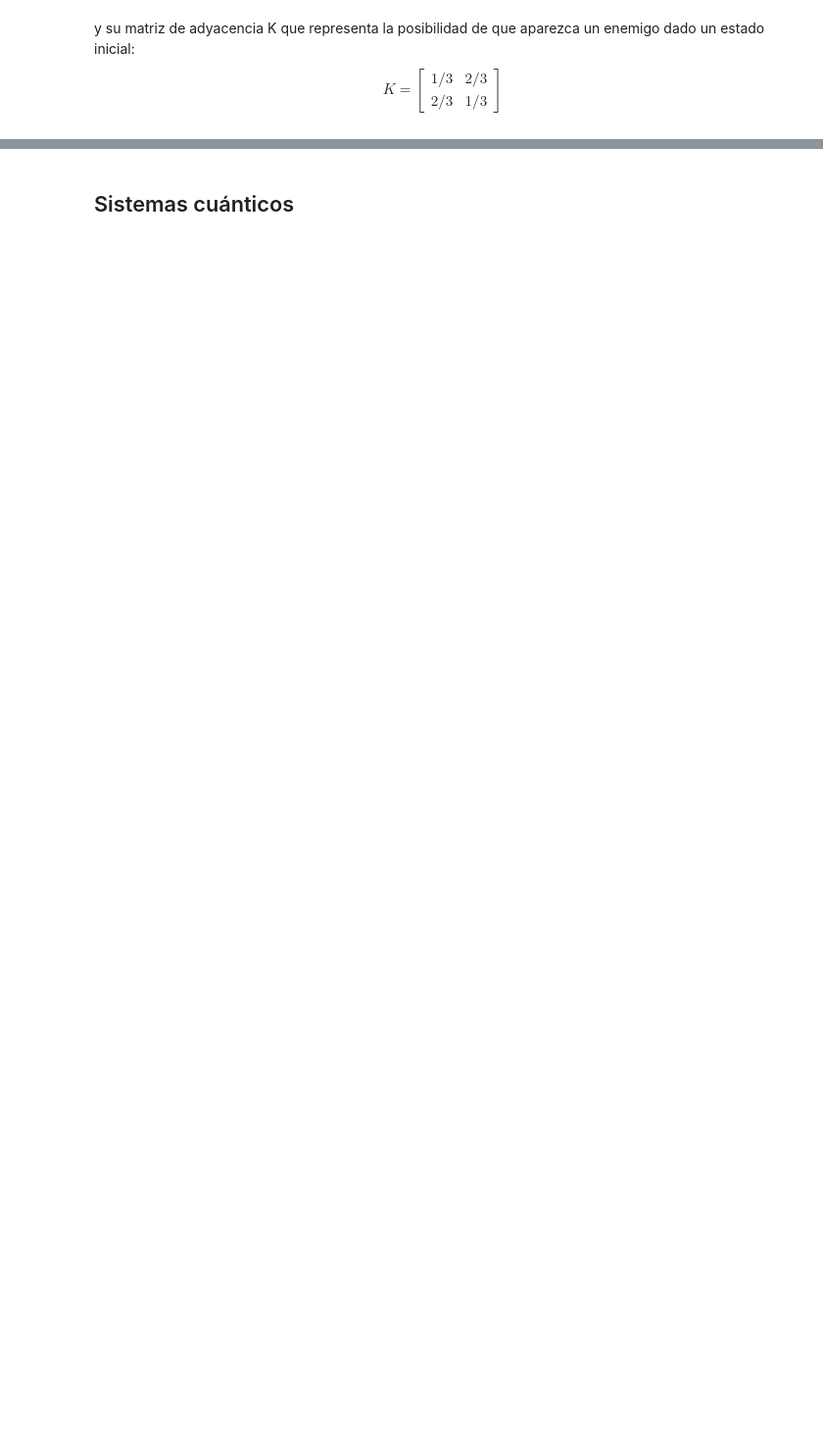
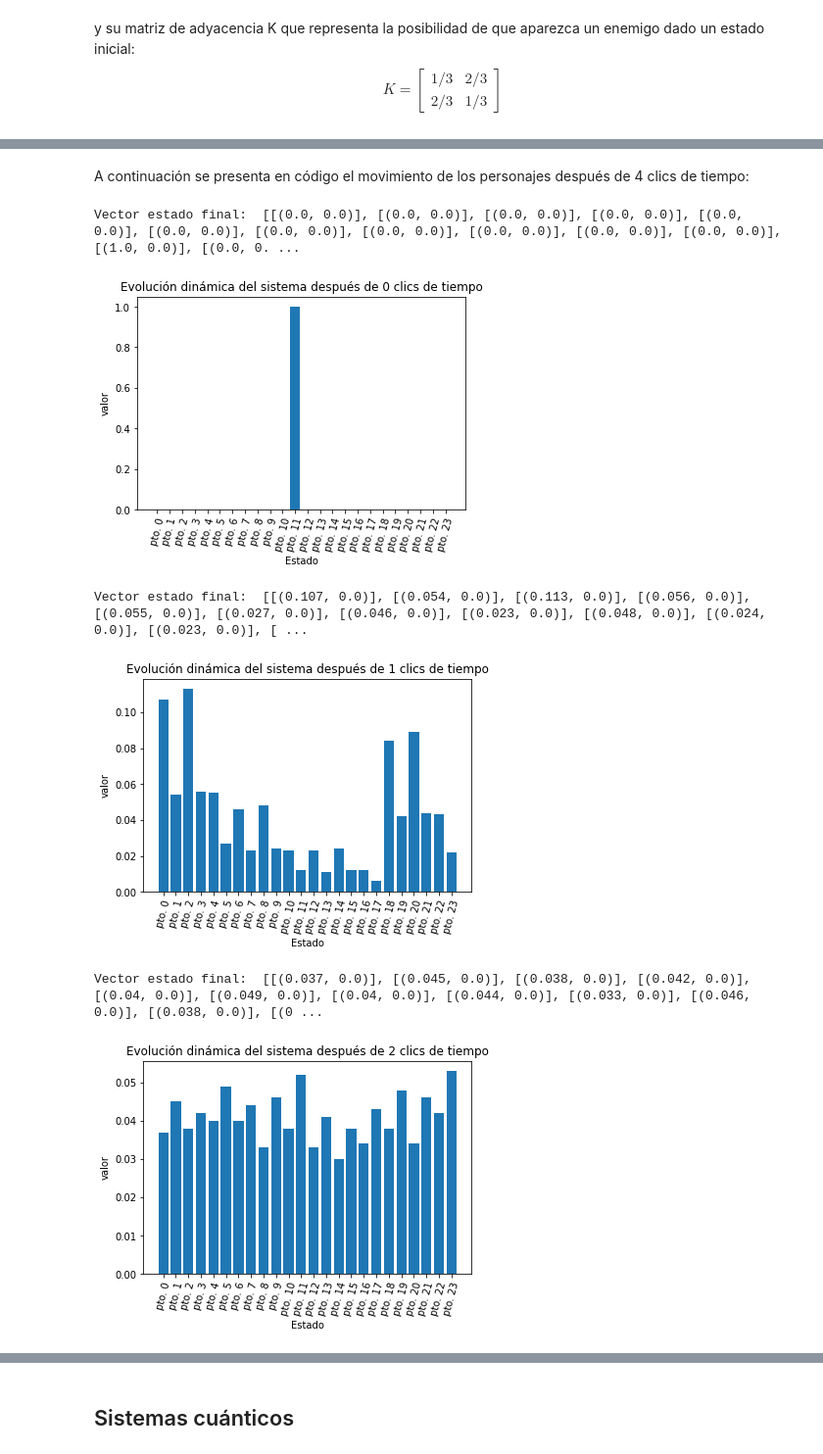
Before and after one commit to cristian-ruiz-s-ing/librer-acomplejos, a Jupyter notebook: Untitled.ipynb, the cells around one changed output, grey strips where cells are left out. Shown at 98% size. Cells and saved outputs as stored; diff of their text form; code cells hidden in the pictures; blank space fills up the shorter version.

```diff
--- a/Untitled.ipynb
+++ b/Untitled.ipynb
@@ -178,0 +271,66 @@ $$K'=\begin{bmatrix} 1\\0\end{bmatrix}$$
+# %% [markdown]
+A continuación se presenta en código el movimiento de los personajes después de 4 clics de tiempo:
+# %%
+import numpy as np
+import matplotlib.pyplot as plt
+import libreriacomplejos2 as lc2
+#%matplotlib inline
+
+#v=[[(0,0)],[(0,0)],[(1,0)],[(0,0)],[(0,0)],[(0,0)]]
+
+personaje=[[(0,0),(0.61,0),(0.39,0)],
+          [(0.5,0),(0.09,0),(0.41,0)],
+          [(0.5,0),(0.3,0),(0.2,0)]]
+
+personaje0=[[(0,0)],
+          [(0,0)],
+          [(1,0)]]
+
+aldeas=[[(7/34,0),(14/34,0),(4/34,0),(9/34,0)],
+          [(15/34,0),(6/34,0),(12/34,0),(1/34,0)],
+          [(2/34,0),(3/34,0),(13/34,0),(16/34,0)],
+          [(10/34,0),(11/34,0),(5/34,0),(8/34,0)]]
+
+aldeas0=[[(0,0)],
+          [(1,0)],
+          [(0,0)],
+          [(0,0)]]
+
+enemigo=[[(1/3,0),(2/3,0)],
+        [(2/3,0),(1/3,0)]]
+
+enemigo0=[[(0,0)],
+          [(1,0)]]
+
+dinamica=lc2.tensor(lc2.tensor(aldeas,personaje),enemigo)
+
+total=4
+clics=0
+
+while clics<=total:
+    v=lc2.tensor(lc2.tensor(aldeas0,personaje0),enemigo0)
+    x=clics
+    while x>0:
+        v=lc2.multimatriz(dinamica,v)
+        x-=1
+
+    print('Vector estado final: ',v)
+    labels=['pto. 0', 'pto. 1', 'pto. 2', 'pto. 3', 'pto. 4', 'pto. 5', 'pto. 6', 'pto. 7', 'pto. 8', 'pto. 9', 'pto. 10', 'pto. 11', 'pto. 12', 'pto. 13', 'pto. 14', 'pto. 15', 'pto. 16', 'pto. 17', 'pto. 18', 'pto. 19', 'pto. 20', 'pto. 21', 'pto. 22', 'pto. 23']
+    estado=[v[0][0][0], v[1][0][0], v[2][0][0], v[3][0][0], v[4][0][0], v[5][0][0], v[6][0][0], v[7][0][0], v[8][0][0], v[9][0][0], v[10][0][0], v[11][0][0], v[12][0][0], v[13][0][0], v[14][0][0], v[15][0][0], v[16][0][0], v[17][0][0], v[18][0][0], v[19][0][0], v[20][0][0], v[21][0][0], v[22][0][0], v[23][0][0]]
+
+    index =np.arange(len(labels))
+    #print('esto es index: ', index)
+    plt.bar(index,estado)
+    plt.xlabel('Estado')
+    plt.ylabel('valor')
+    plt.xticks(index, labels, rotation=75)
+    plt.title('Evolución dinámica del sistema después de '+str(clics)+' clics de tiempo')
+    plt.show()
+    clics+=1
+# %% [output]
+Vector estado final:  [[(0.0, 0.0)], [(0.0, 0.0)], [(0.0, 0.0)], [(0.0, 0.0)], [(0.0, 0.0)], [(0.0, 0.0)], [(0.0, 0.0)], [(0.0, 0.0)], [(0.0, 0.0)], [(0.0, 0.0)], [(0.0, 0.0)], [(1.0, 0.0)], [(0.0, 0. ...
+[figure, added]
+Vector estado final:  [[(0.107, 0.0)], [(0.054, 0.0)], [(0.113, 0.0)], [(0.056, 0.0)], [(0.055, 0.0)], [(0.027, 0.0)], [(0.046, 0.0)], [(0.023, 0.0)], [(0.048, 0.0)], [(0.024, 0.0)], [(0.023, 0.0)], [ ...
+[figure, added]
+Vector estado final:  [[(0.037, 0.0)], [(0.045, 0.0)], [(0.038, 0.0)], [(0.042, 0.0)], [(0.04, 0.0)], [(0.049, 0.0)], [(0.04, 0.0)], [(0.044, 0.0)], [(0.033, 0.0)], [(0.046, 0.0)], [(0.038, 0.0)], [(0 ...
+[figure, added]
```
Also changed, not shown: parts of 24 cells of this notebook, 2 other files.
